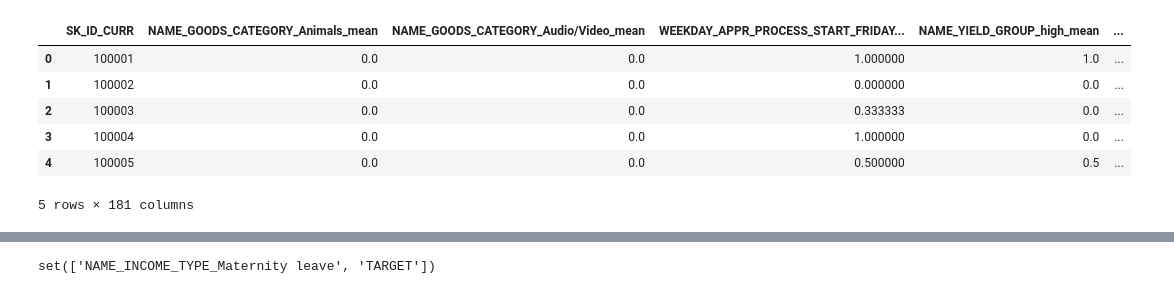
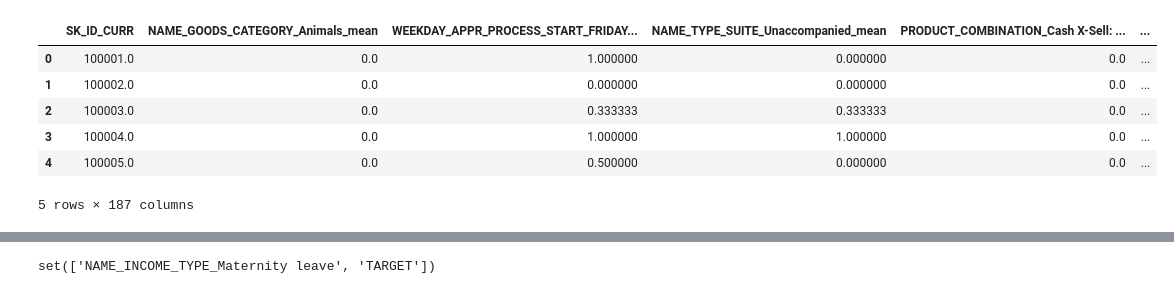
Before and after one commit to MAGomes95/KaggleCreditRisk, a Jupyter notebook: main.ipynb, the cells around one changed output, grey strips where cells are left out. Saved outputs shown, nothing was run; the diff lists cells and outputs as text; code cells hidden in the pictures.

```diff
--- a/main.ipynb
+++ b/main.ipynb
@@ -72,8 +76,13 @@ data_submission = process_data(data_submission)
 # %%
-previous_data = pd.read_csv('data/previous_application.csv')
+%time previous_data = pd.read_csv('data/previous_application.csv')
 def process_previous_application_data(previous_data):
     previous_data = pd.get_dummies(previous_data)
+    previous_data.replace(365243, np.nan, inplace=True)
 
+    previous_data.sort_values(['SK_ID_CURR', 'DAYS_DECISION'], ascending=[True, False], inplace=True)
+    previous_data['LAST_APP_REJECTED'] = previous_data['NAME_CONTRACT_STATUS_Refused']
+    previous_data.loc[previous_data['SK_ID_CURR'].diff() == 0, 'LAST_APP_REJECTED'] = np.nan
+    #print(previous_data[['SK_ID_CURR', 'DAYS_DECISION', 'LAST_APP_REJECTED', 'NAME_CONTRACT_STATUS_Refused']].head(25))
     previous_data['percentage_down'] = previous_data['AMT_DOWN_PAYMENT'] / previous_data['AMT_CREDIT']
     previous_data.loc[previous_data['NAME_CONTRACT_STATUS_Approved'] == 0, 'percentage_down'] = np.nan
     previous_data['AMT_CREDIT_accepted'] = previous_data['AMT_CREDIT']
@@ -81,11 +90,18 @@ def process_previous_application_data(previous_data):
     previous_data['AMT_ANNUITY_accepted'] = previous_data['AMT_ANNUITY']
     previous_data.loc[previous_data['NAME_CONTRACT_STATUS_Approved'] == 0, 'AMT_ANNUITY_accepted'] = np.nan
 
+    previous_data['PREVIOUS_APP_LATE_DAYS'] = previous_data['DAYS_FIRST_DUE'] - previous_data['DAYS_FIRST_DRAWING']
+    previous_data['PREVIOUS_APP_LAST_DUE_CHANGE'] = previous_data['DAYS_LAST_DUE_1ST_VERSION'] - previous_data['DAYS_LAST_DUE']
+
     for col in ('AMT_ANNUITY', 'AMT_ANNUITY_accepted', 'AMT_APPLICATION', 'AMT_GOODS_PRICE'):
         previous_data[col + '/AMT_CREDIT'] = previous_data[col] / previous_data['AMT_CREDIT']
 
     previous_data = previous_data.replace([float('inf'), -float('inf')], np.nan)
     agg_dict = {'SK_ID_PREV': 'count',
+         'PREVIOUS_APP_LATE_DAYS': ('max', 'mean'),
+         'PREVIOUS_APP_LAST_DUE_CHANGE': ('max', 'mean'),
+         'LAST_APP_REJECTED': 'max',
+         'DAYS_DECISION': ('min', 'max'),
          'NAME_CONTRACT_STATUS_Refused': ('count', 'mean'),
          'NAME_CONTRACT_STATUS_Approved': ('count', 'mean'),
          'AMT_CREDIT': 'mean',
@@ -114,7 +130,7 @@ def process_previous_application_data(previous_data):
 
     return previous_data
 
-previous_data = process_previous_application_data(previous_data)
+%time previous_data = process_previous_application_data(previous_data)
 previous_data.fillna(0)
 previous_data.head()
 # %% [output]
@@ -121,8 +141,8 @@ previous_data.head()
-|  | SK_ID_CURR | NAME_GOODS_CATEGORY_Animals_mean | NAME_GOODS_CATEGORY_Audio/Video_mean | WEEKDAY_APPR_PROCESS_START_FRIDAY... | NAME_YIELD_GROUP_high_mean | ... |
-| 0 | 100001 | 0.0 | 0.0 | 1.000000 | 1.0 | ... |
-| 1 | 100002 | 0.0 | 0.0 | 0.000000 | 0.0 | ... |
-| 2 | 100003 | 0.0 | 0.0 | 0.333333 | 0.0 | ... |
-| 3 | 100004 | 0.0 | 0.0 | 1.000000 | 0.0 | ... |
-| 4 | 100005 | 0.0 | 0.0 | 0.500000 | 0.5 | ... |
+|  | SK_ID_CURR | NAME_GOODS_CATEGORY_Animals_mean | WEEKDAY_APPR_PROCESS_START_FRIDAY... | NAME_TYPE_SUITE_Unaccompanied_mean | PRODUCT_COMBINATION_Cash X-Sell: ... | ... |
+| 0 | 100001.0 | 0.0 | 1.000000 | 0.000000 | 0.0 | ... |
+| 1 | 100002.0 | 0.0 | 0.000000 | 0.000000 | 0.0 | ... |
+| 2 | 100003.0 | 0.0 | 0.333333 | 0.333333 | 0.0 | ... |
+| 3 | 100004.0 | 0.0 | 1.000000 | 1.000000 | 0.0 | ... |
+| 4 | 100005.0 | 0.0 | 0.500000 | 0.000000 | 0.0 | ... |
-5 rows × 181 columns
+5 rows × 187 columns
 # %%
```
Also changed, not shown: parts of 9 cells of this notebook, 3 other files.
